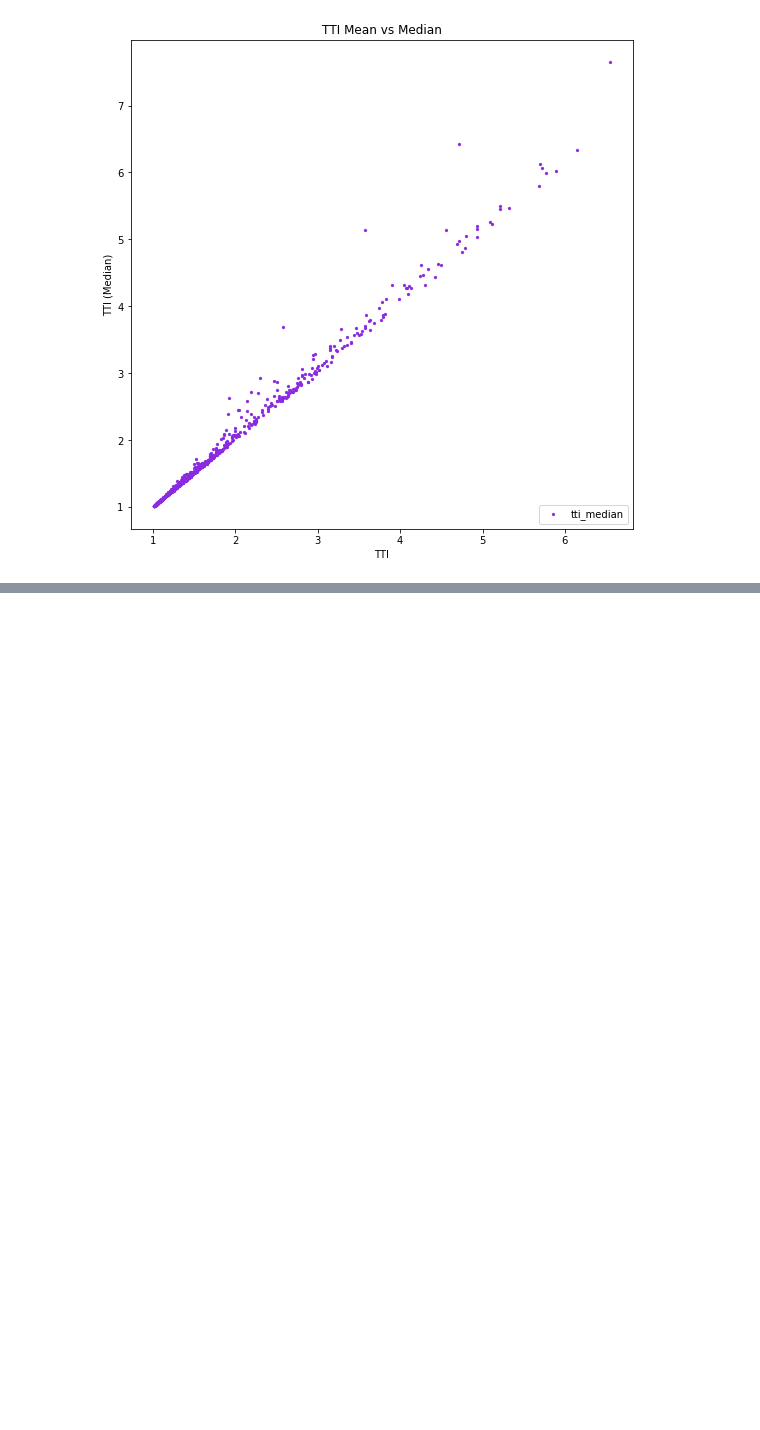
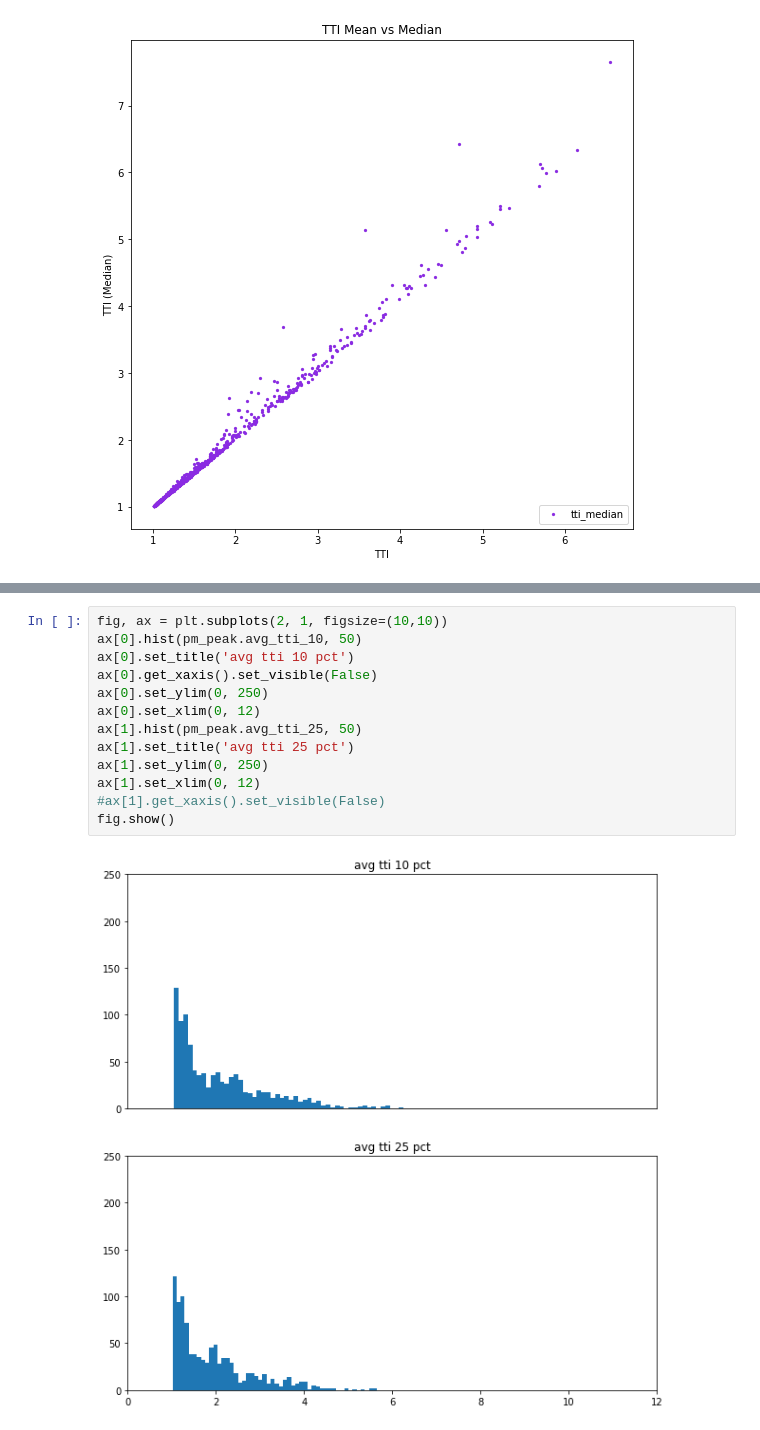
Before and after one commit to CityofToronto/bdit_congestion, a Jupyter notebook: congestion_data_aggregation/highway_deep_dive.ipynb, the cells around one changed output, grey strips where cells are left out. Drawn from its saved outputs; the diff is of its cells as text; blank space fills up the shorter version.

```diff
--- a/congestion_data_aggregation/highway_deep_dive.ipynb
+++ b/congestion_data_aggregation/highway_deep_dive.ipynb
@@ -322,0 +422,15 @@ Text(0.5, 1.0, 'TTI Mean vs Median')
+# %%
+fig, ax = plt.subplots(2, 1, figsize=(10,10))
+ax[0].hist(pm_peak.avg_tti_10, 50)
+ax[0].set_title('avg tti 10 pct')
+ax[0].get_xaxis().set_visible(False)
+ax[0].set_ylim(0, 250)
+ax[0].set_xlim(0, 12)
+ax[1].hist(pm_peak.avg_tti_25, 50)
+ax[1].set_title('avg tti 25 pct')
+ax[1].set_ylim(0, 250)
+ax[1].set_xlim(0, 12)
+#ax[1].get_xaxis().set_visible(False)
+fig.show()
+# %% [output]
+[figure, added]
```
Also changed, not shown: parts of 13 cells of this notebook.
